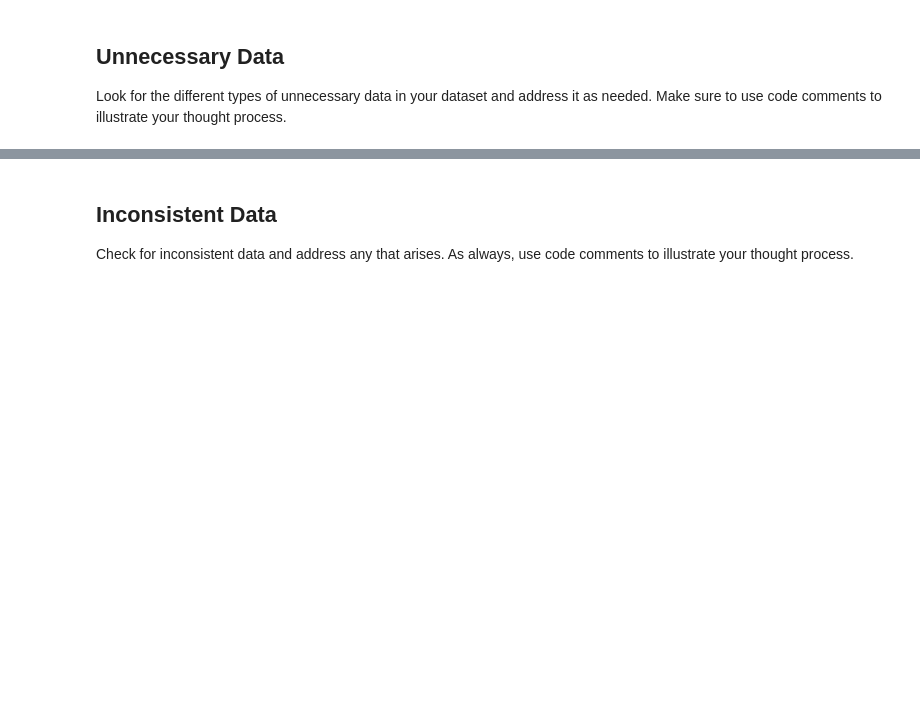
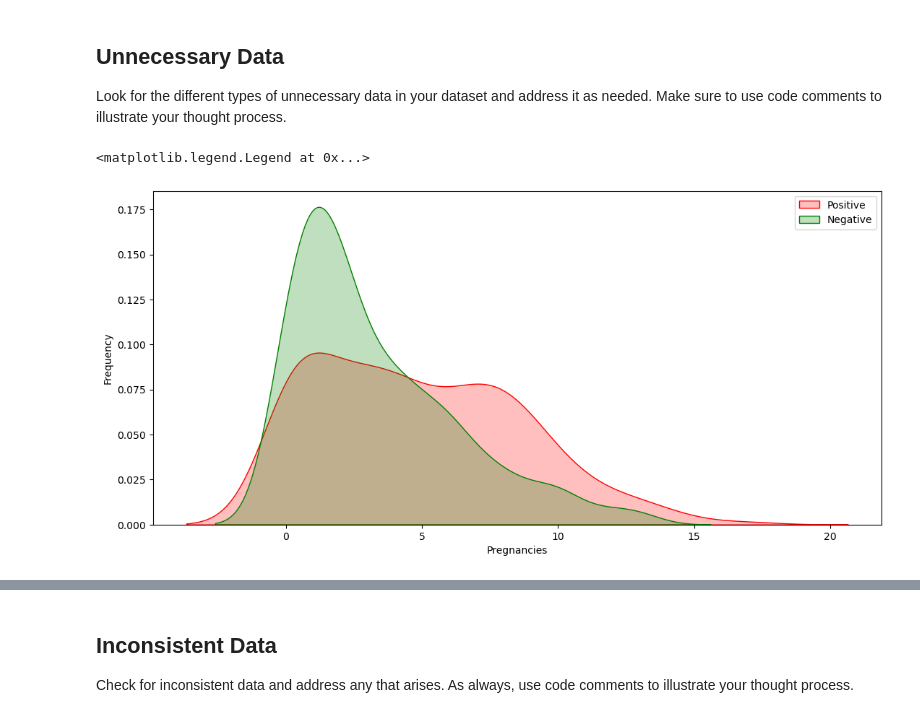
Before and after one commit to subhashinifnu/cleaning-data-checkpoint, a Jupyter notebook: checkpoint-three.ipynb, the cells around one changed output, grey strips where cells are left out. Drawn from its saved outputs; the diff is of its cells as text; code cells hidden in the pictures; blank space fills up the shorter version.

```diff
--- a/checkpoint-three.ipynb
+++ b/checkpoint-three.ipynb
@@ -155,3 +194,16 @@ print(diabetes_df.to_string())
 Look for the different types of unnecessary data in your dataset and address it as needed. Make sure to use code comments to illustrate your thought process.
 # %%
 Based on my exploratory data analysis (EDA), I did not identify any unnecessary data in the diabetes dataset.
+# %%
+# for analyzing Pregnacies vs Outcome # 1 indicates that person has diabetes and 0 shows the person has no diabetes.
+plt.figure(figsize=(13,6))
+d = sns.kdeplot(diabetes_df["Pregnancies"][diabetes_df["Outcome"] == 1],
+color="Red", shade = True)
+d = sns.kdeplot(diabetes_df["Pregnancies"][diabetes_df["Outcome"] == 0],
+ax =d, color="Green", shade= True)
+d.set_xlabel("Pregnancies")
+d.set_ylabel("Frequency")
+d.legend(["Positive","Negative"])
+# %% [output]
+<matplotlib.legend.Legend at 0x...>
+[figure, added]
```
Also changed, not shown: parts of 11 cells of this notebook.
